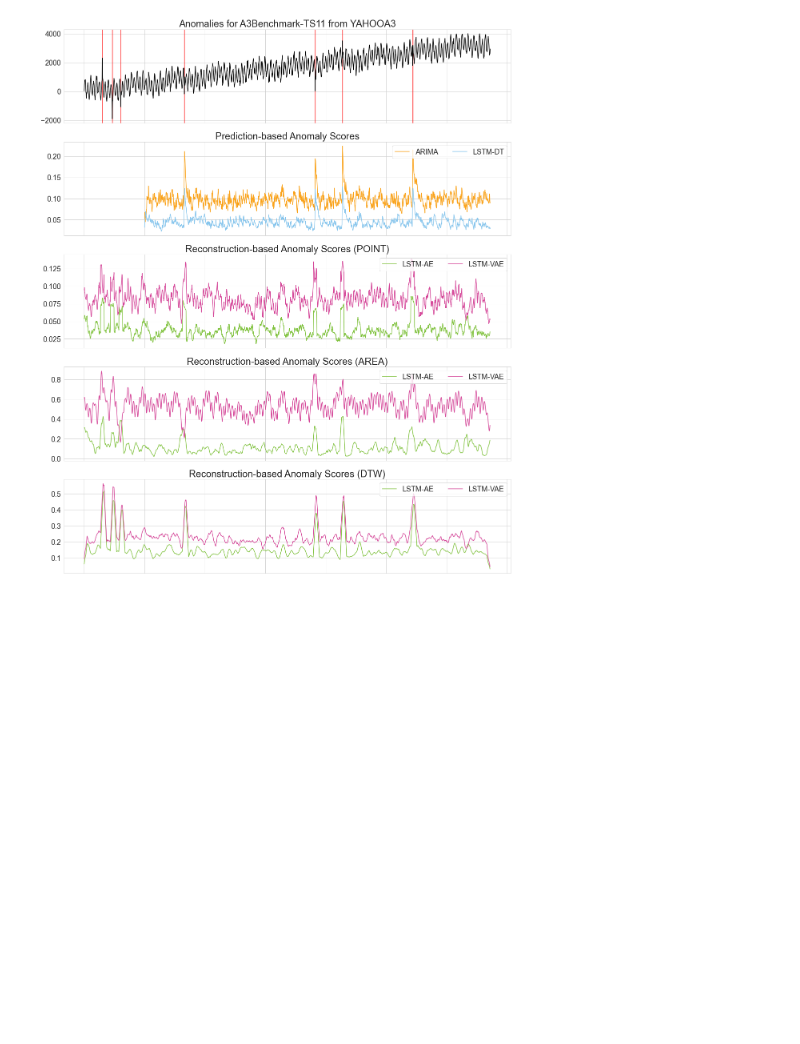
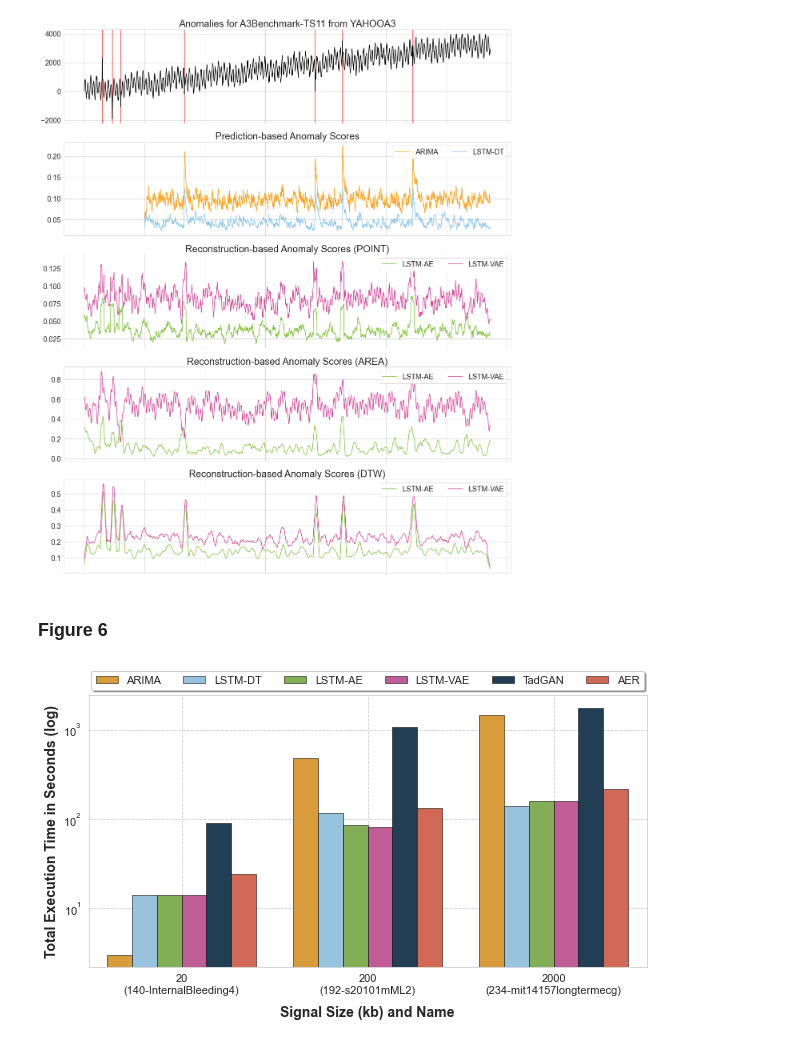
Before and after one commit to sintel-dev/aer-paper, a Jupyter notebook: notebooks/analyze_results.ipynb, the cells around one changed output. Drawn from its saved outputs; the diff is of its cells as text; code cells hidden in the pictures; blank space fills up the shorter version.

Commit message:
Create figure 6 plots (#2)

```diff
--- a/notebooks/analyze_results.ipynb
+++ b/notebooks/analyze_results.ipynb
@@ -71,3 +71,9 @@ make_figure_3()
 make_figure_4()
 # %% [output]
 [figure]
+# %% [markdown]
+### Figure 6
+# %%
+make_figure_6()
+# %% [output]
+[figure, added]
```
Also changed, not shown: 1 other file.
